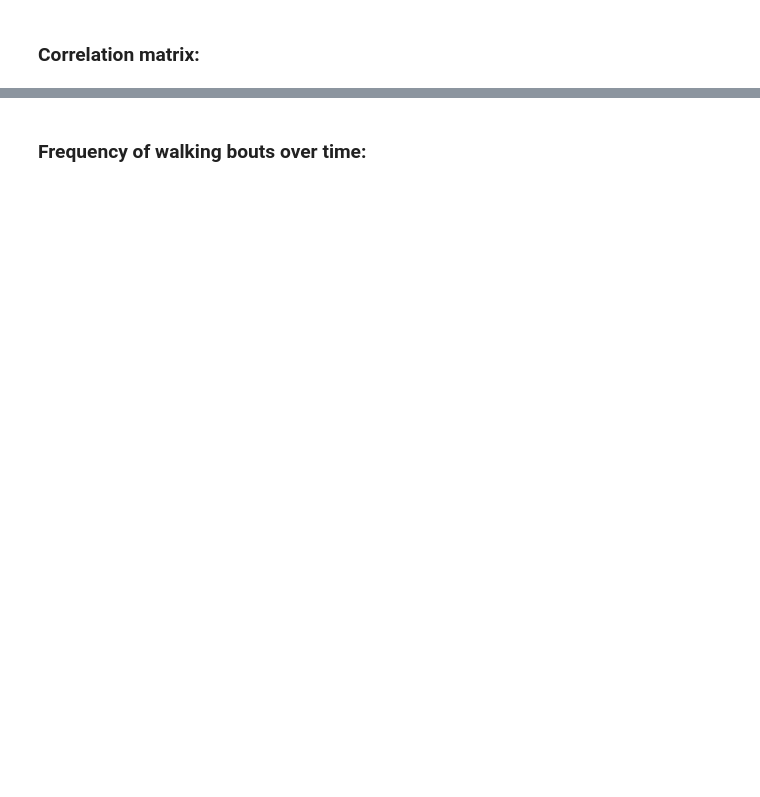
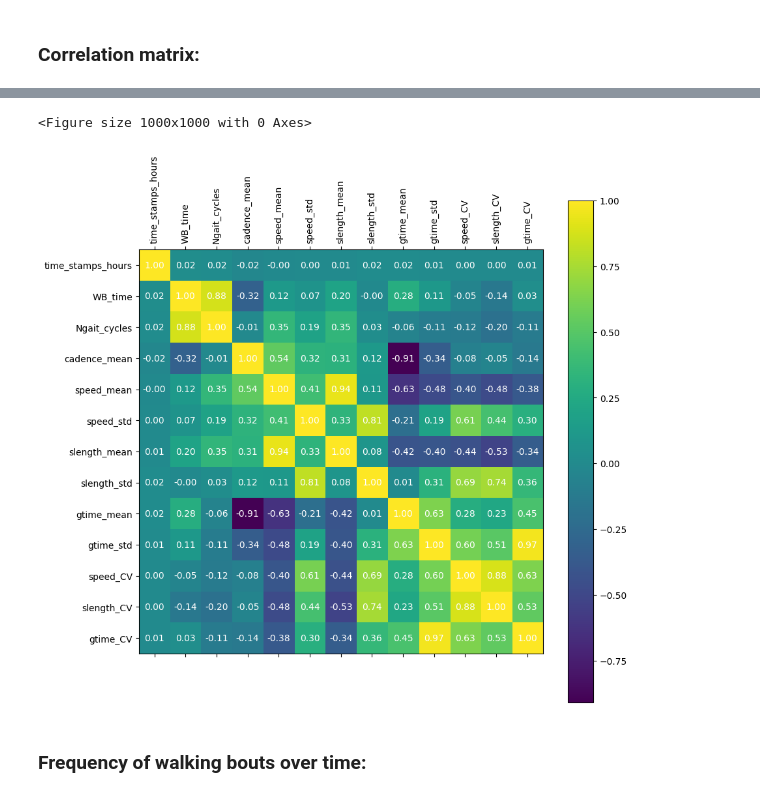
Before and after one commit to HieronymusEsteban/neuro_rehab_project, a Jupyter notebook: Jupyter/Data_Exploration.ipynb, the cells around one changed output, grey strips where cells are left out. Drawn from its saved outputs; the diff is of its cells as text; code cells hidden in the pictures; blank space fills up the shorter version.

```diff
--- a/Jupyter/Data_Exploration.ipynb
+++ b/Jupyter/Data_Exploration.ipynb
@@ -51,22 +103,34 @@ data_wide_for_corr.head()
 # %%
 data_wide_num = data_wide_for_corr.iloc[:,5:].copy()
 
 corr_matrix = data_wide_num.corr(method='spearman')
 
-plt.figure(figsize=(2, 2))
+plt.figure(figsize=(10, 10))
 
-# Plot the matrix
-plt.matshow(corr_matrix, cmap="viridis")
+# Create a figure and axes with the desired size
+fig, ax = plt.subplots(figsize=(10, 10))  # Adjust the figsize to make squares larger
+
+# Plot the matrix using matshow on the created axes
+cax = ax.matshow(corr_matrix, cmap="viridis")
 
 # Set ticks
-plt.xticks(range(len(corr_matrix.columns)), corr_matrix.columns, rotation="vertical")
-plt.yticks(range(len(corr_matrix.columns)), corr_matrix.columns)
+ax.set_xticks(range(len(corr_matrix.columns)))
+ax.set_xticklabels(corr_matrix.columns, rotation="vertical")
+ax.set_yticks(range(len(corr_matrix.columns)))
+ax.set_yticklabels(corr_matrix.columns)
+
 
 # Add color bar
-plt.colorbar()
+fig.colorbar(cax)
+
 
 # Add text annotations
 for i in range(len(corr_matrix.columns)):
     for j in range(len(corr_matrix.columns)):
-        plt.text(j, i, f"{corr_matrix.iloc[i, j]:.2f}", ha="center", va="center", color="w")
+        ax.text(j, i, f"{corr_matrix.iloc[i, j]:.2f}", ha="center", va="center", color="w")
+
+# Display the plot
 plt.show()
+# %% [output]
+<Figure size 1000x1000 with 0 Axes>
+[figure, added]
```
Also changed, not shown: parts of 29 cells of this notebook.
